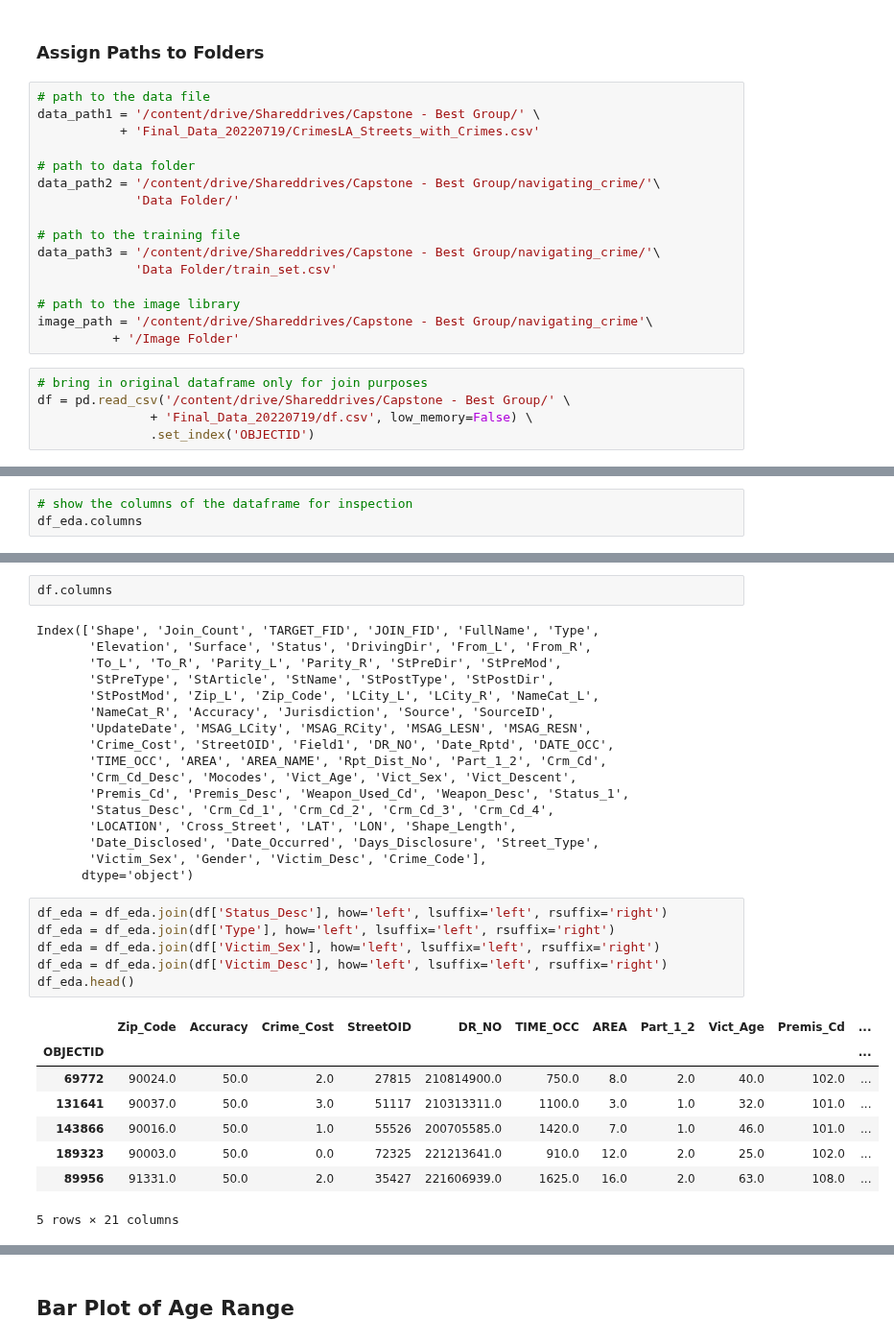
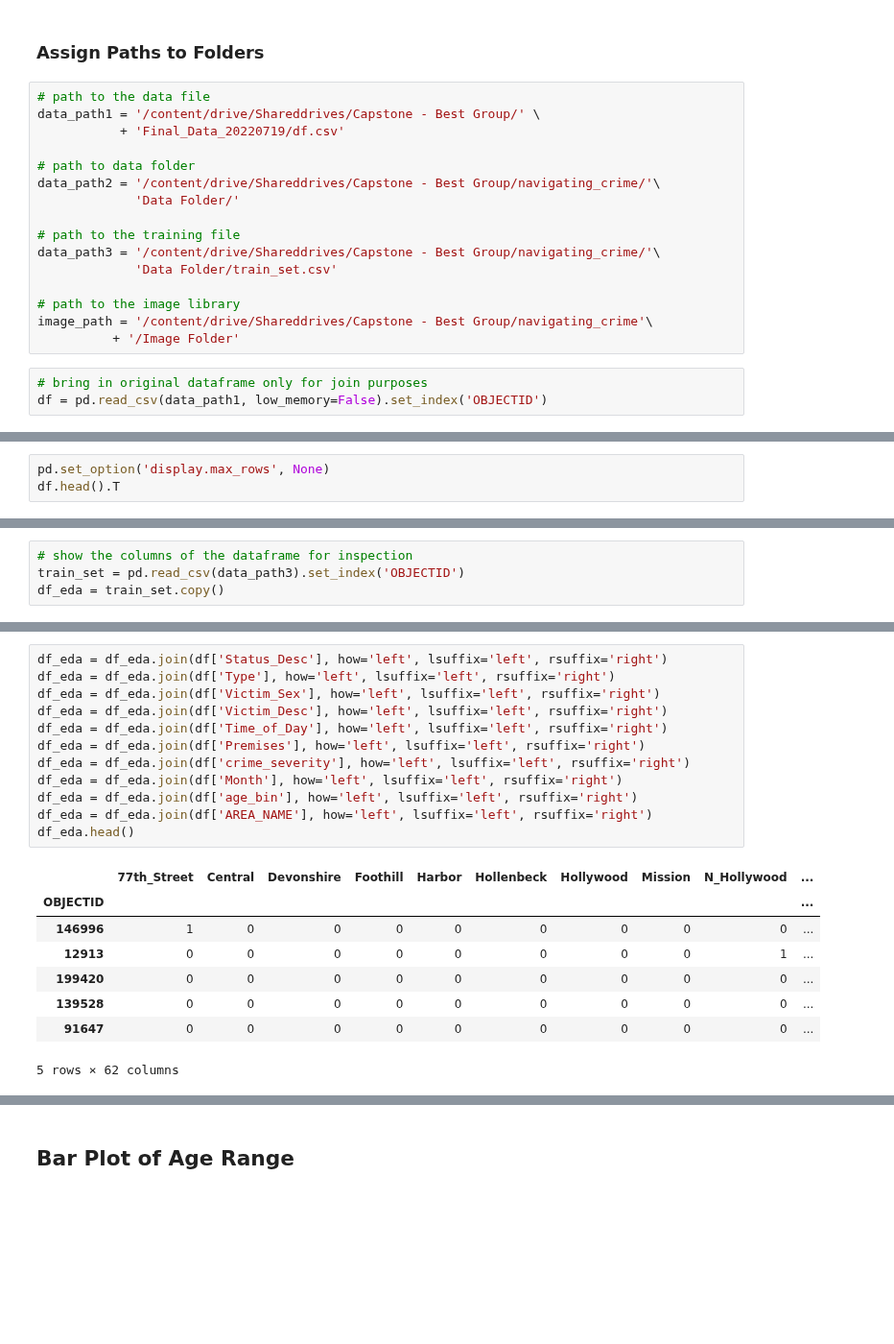
Before and after one commit to MSADS-Capstone/navigating_crime, a Jupyter notebook: Code Library/data_exploration_phase2.ipynb, the cells around one changed output, grey strips where cells are left out. Shown at 96% size. Drawn from its saved outputs; the diff is of its cells as text; blank space fills up the shorter version.

```diff
--- a/Code Library/data_exploration_phase2.ipynb
+++ b/Code Library/data_exploration_phase2.ipynb
@@ -45,7 +41,7 @@ current_directory
 # %%
 # path to the data file
 data_path1 = '/content/drive/Shareddrives/Capstone - Best Group/' \
-           + 'Final_Data_20220719/CrimesLA_Streets_with_Crimes.csv'
+           + 'Final_Data_20220719/df.csv'
 
 # path to data folder
 data_path2 = '/content/drive/Shareddrives/Capstone - Best Group/navigating_crime/'\
@@ -60,6 +56,4 @@ image_path = '/content/drive/Shareddrives/Capstone - Best Group/navigating_crime
           + '/Image Folder'
 # %%
 # bring in original dataframe only for join purposes
-df = pd.read_csv('/content/drive/Shareddrives/Capstone - Best Group/' \
-               + 'Final_Data_20220719/df.csv', low_memory=False) \
-               .set_index('OBJECTID')
+df = pd.read_csv(data_path1, low_memory=False).set_index('OBJECTID')
@@ -83,0 +60,3 @@ df.head()
+# %%
+pd.set_option('display.max_rows', None)
+df.head().T
@@ -84,3 +81,4 @@ df.head()
 # %%
 # show the columns of the dataframe for inspection
-df_eda.columns
+train_set = pd.read_csv(data_path3).set_index('OBJECTID')
+df_eda = train_set.copy()
@@ -93,34 +85,21 @@ Index(['Zip_Code', 'Accuracy', 'Crime_Cost', 'StreetOID', 'DR_NO', 'TIME_OCC',
-# %%
-df.columns
-# %% [output]
-Index(['Shape', 'Join_Count', 'TARGET_FID', 'JOIN_FID', 'FullName', 'Type',
-       'Elevation', 'Surface', 'Status', 'DrivingDir', 'From_L', 'From_R',
-       'To_L', 'To_R', 'Parity_L', 'Parity_R', 'StPreDir', 'StPreMod',
-       'StPreType', 'StArticle', 'StName', 'StPostType', 'StPostDir',
-       'StPostMod', 'Zip_L', 'Zip_Code', 'LCity_L', 'LCity_R', 'NameCat_L',
-       'NameCat_R', 'Accuracy', 'Jurisdiction', 'Source', 'SourceID',
-       'UpdateDate', 'MSAG_LCity', 'MSAG_RCity', 'MSAG_LESN', 'MSAG_RESN',
-       'Crime_Cost', 'StreetOID', 'Field1', 'DR_NO', 'Date_Rptd', 'DATE_OCC',
-       'TIME_OCC', 'AREA', 'AREA_NAME', 'Rpt_Dist_No', 'Part_1_2', 'Crm_Cd',
-       'Crm_Cd_Desc', 'Mocodes', 'Vict_Age', 'Vict_Sex', 'Vict_Descent',
-       'Premis_Cd', 'Premis_Desc', 'Weapon_Used_Cd', 'Weapon_Desc', 'Status_1',
-       'Status_Desc', 'Crm_Cd_1', 'Crm_Cd_2', 'Crm_Cd_3', 'Crm_Cd_4',
-       'LOCATION', 'Cross_Street', 'LAT', 'LON', 'Shape_Length',
-       'Date_Disclosed', 'Date_Occurred', 'Days_Disclosure', 'Street_Type',
-       'Victim_Sex', 'Gender', 'Victim_Desc', 'Crime_Code'],
-      dtype='object')
 # %%
 df_eda = df_eda.join(df['Status_Desc'], how='left', lsuffix='left', rsuffix='right')
 df_eda = df_eda.join(df['Type'], how='left', lsuffix='left', rsuffix='right')
 df_eda = df_eda.join(df['Victim_Sex'], how='left', lsuffix='left', rsuffix='right')
 df_eda = df_eda.join(df['Victim_Desc'], how='left', lsuffix='left', rsuffix='right')
+df_eda = df_eda.join(df['Time_of_Day'], how='left', lsuffix='left', rsuffix='right')
+df_eda = df_eda.join(df['Premises'], how='left', lsuffix='left', rsuffix='right')
+df_eda = df_eda.join(df['crime_severity'], how='left', lsuffix='left', rsuffix='right')
+df_eda = df_eda.join(df['Month'], how='left', lsuffix='left', rsuffix='right')
+df_eda = df_eda.join(df['age_bin'], how='left', lsuffix='left', rsuffix='right')
+df_eda = df_eda.join(df['AREA_NAME'], how='left', lsuffix='left', rsuffix='right')
 df_eda.head()
 # %% [output]
-|  | Zip_Code | Accuracy | Crime_Cost | StreetOID | DR_NO | TIME_OCC | AREA | Part_1_2 | Vict_Age | Premis_Cd | ... |
-| OBJECTID |  |  |  |  |  |  |  |  |  |  | ... |
-| 69772 | 90024.0 | 50.0 | 2.0 | 27815 | 210814900.0 | 750.0 | 8.0 | 2.0 | 40.0 | 102.0 | ... |
-| 131641 | 90037.0 | 50.0 | 3.0 | 51117 | 210313311.0 | 1100.0 | 3.0 | 1.0 | 32.0 | 101.0 | ... |
-| 143866 | 90016.0 | 50.0 | 1.0 | 55526 | 200705585.0 | 1420.0 | 7.0 | 1.0 | 46.0 | 101.0 | ... |
-| 189323 | 90003.0 | 50.0 | 0.0 | 72325 | 221213641.0 | 910.0 | 12.0 | 2.0 | 25.0 | 102.0 | ... |
-| 89956 | 91331.0 | 50.0 | 2.0 | 35427 | 221606939.0 | 1625.0 | 16.0 | 2.0 | 63.0 | 108.0 | ... |
+|  | 77th_Street | Central | Devonshire | Foothill | Harbor | Hollenbeck | Hollywood | Mission | N_Hollywood | ... |
+| OBJECTID |  |  |  |  |  |  |  |  |  | ... |
+| 146996 | 1 | 0 | 0 | 0 | 0 | 0 | 0 | 0 | 0 | ... |
+| 12913 | 0 | 0 | 0 | 0 | 0 | 0 | 0 | 0 | 1 | ... |
+| 199420 | 0 | 0 | 0 | 0 | 0 | 0 | 0 | 0 | 0 | ... |
+| 139528 | 0 | 0 | 0 | 0 | 0 | 0 | 0 | 0 | 0 | ... |
+| 91647 | 0 | 0 | 0 | 0 | 0 | 0 | 0 | 0 | 0 | ... |
-5 rows × 21 columns
+5 rows × 62 columns
```
Also changed, not shown: parts of 22 cells of this notebook, 7 other files.
